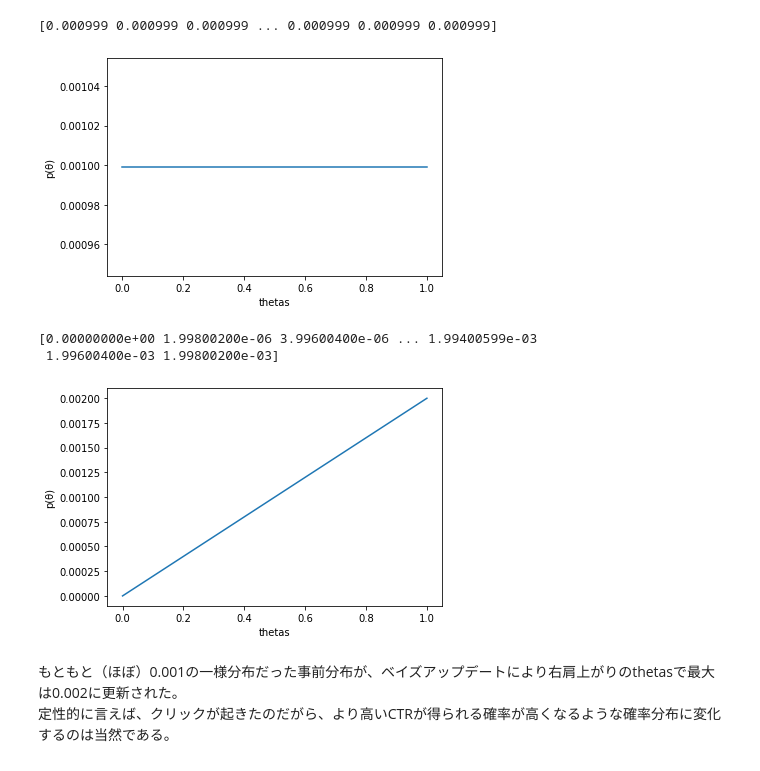
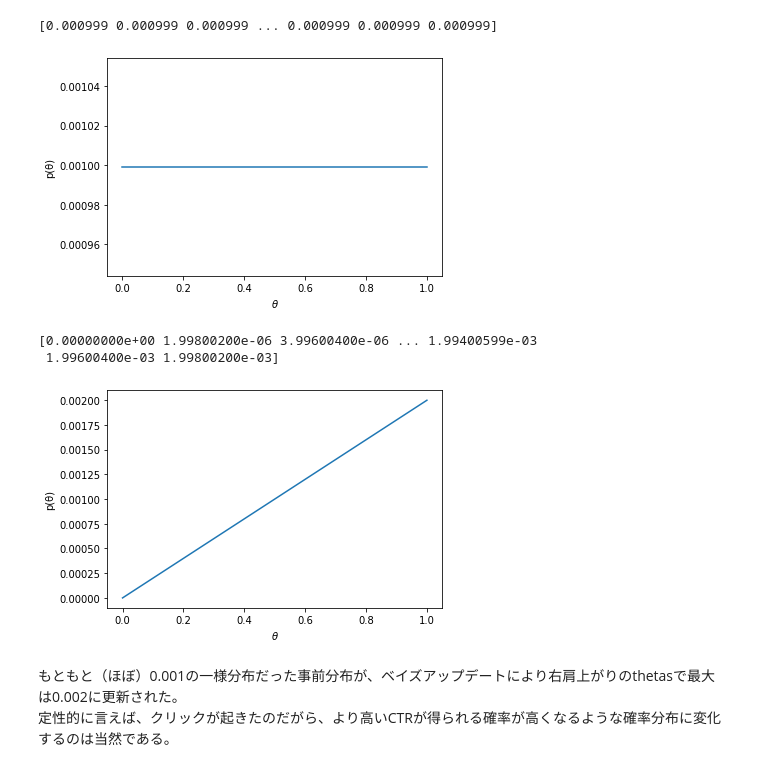
Before and after one commit to ikki02/Python, a Jupyter notebook: DataScience/web_optimization_ml/ベイズアップデート.ipynb, the cells around one changed output. Saved outputs shown, nothing was run; the diff lists cells and outputs as text; code cells hidden in the pictures.

```diff
--- a/DataScience/web_optimization_ml/ベイズアップデート.ipynb
+++ b/DataScience/web_optimization_ml/ベイズアップデート.ipynb
@@ -34,11 +49,11 @@ print(p)
 # クリック率θが0をとる確率は0.001,クリック率θが1をとる確率は0.001と一様な確率分布が得られたことを確認できる。
 from matplotlib import pyplot as plt
 plt.plot(thetas, p)
-plt.xlabel('thetas')
+plt.xlabel(r'$\theta$')
 plt.ylabel('p(θ)')
 plt.show()
 # %% [output]
-[figure, old version]
+[figure, new version]
 # %%
 # 尤度　実際のクリックr=1のときthetas, r=0のとき(1 - thetas)を返す。
 # この時、パラメータθをもつベルヌーイ分布を想定している。
@@ -66,11 +81,11 @@ print(p)
  1.99600400e-03 1.99800200e-03]
 # %%
 plt.plot(thetas, p)
-plt.xlabel('thetas')
+plt.xlabel(r'$\theta$')
 plt.ylabel('p(θ)')
 plt.show()
 # %% [output]
-[figure, old version]
+[figure, new version]
 # %% [markdown]
 もともと（ほぼ）0.001の一様分布だった事前分布が、ベイズアップデートにより右肩上がりのthetasで最大は0.002に更新された。
 定性的に言えば、クリックが起きたのだがら、より高いCTRが得られる確率が高くなるような確率分布に変化するのは当然である。
```
Also changed, not shown: parts of 21 cells of this notebook.
